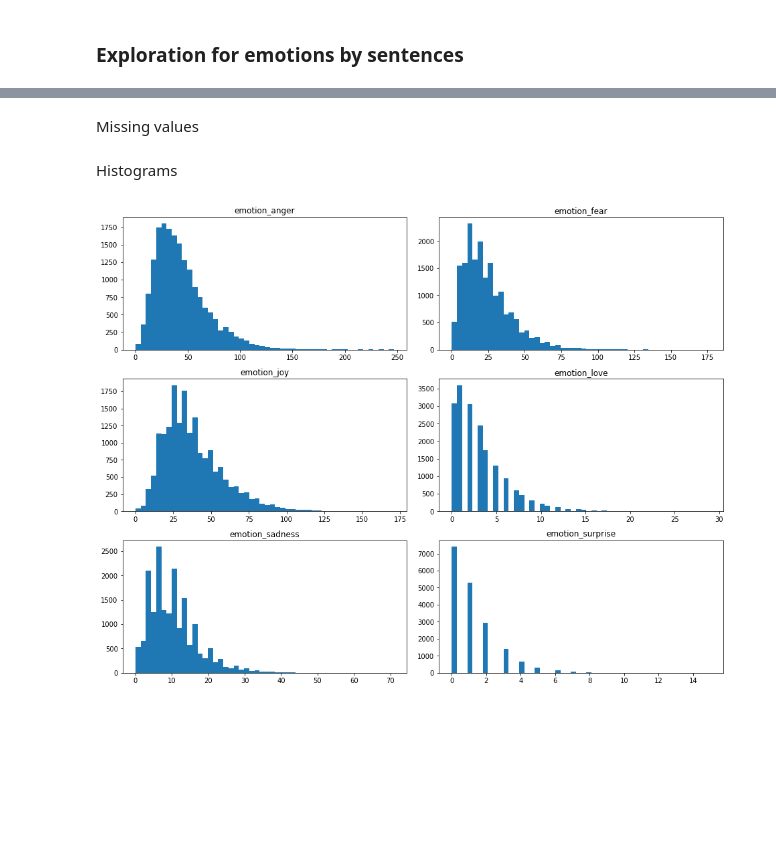
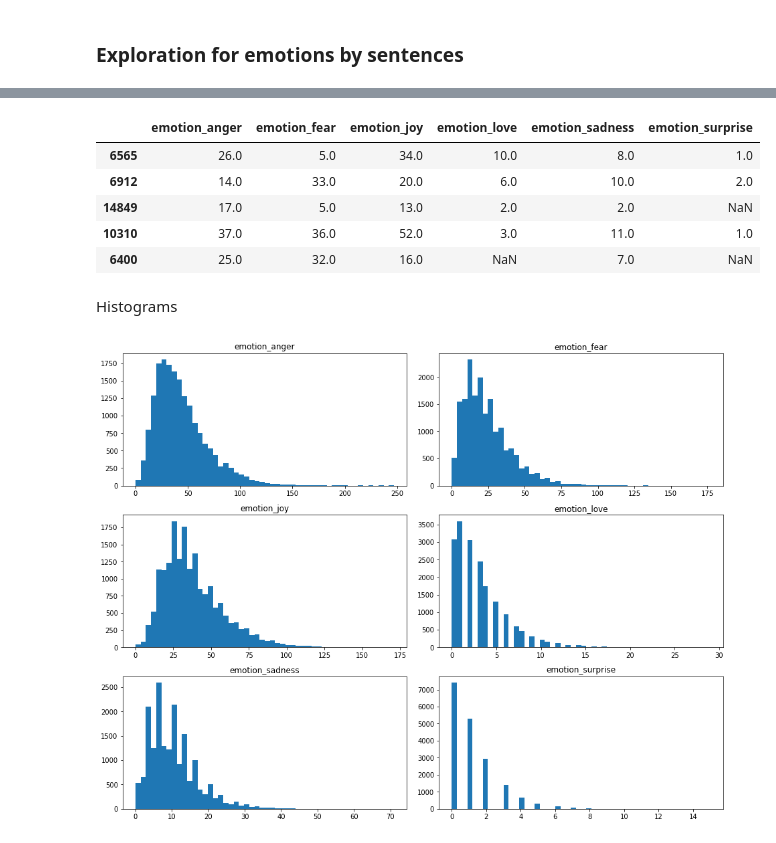
Before and after one commit to batyaamericus/OncUponTim, a Jupyter notebook: emotions.ipynb, the cells around one changed output, grey strips where cells are left out. Cells and saved outputs as stored; diff of their text form; code cells hidden in the pictures; blank space fills up the shorter version.

Commit message:
cleaned the file emotion

```diff
--- a/emotions.ipynb
+++ b/emotions.ipynb
@@ -326,5 +210,12 @@ emotions_cols.remove('emotion_all')
+# %%
+emotion_cols.remove('emotion_all')
 # %%
 with pd.option_context('display.max_rows', 5, 'display.max_columns', None):
-    display(df_1_emotion[emotions_cols].sample(5))
+    display(df[emotion_cols].sample(5))
+# %% [output]
+|  | emotion_anger | emotion_fear | emotion_joy | emotion_love | emotion_sadness | emotion_surprise |
+| 6565 | 26.0 | 5.0 | 34.0 | 10.0 | 8.0 | 1.0 |
+| 6912 | 14.0 | 33.0 | 20.0 | 6.0 | 10.0 | 2.0 |
+| 14849 | 17.0 | 5.0 | 13.0 | 2.0 | 2.0 | NaN |
+| 10310 | 37.0 | 36.0 | 52.0 | 3.0 | 11.0 | 1.0 |
+| 6400 | 25.0 | 32.0 | 16.0 | NaN | 7.0 | NaN |
-# %% [markdown]
-Missing values
```
Also changed, not shown: parts of 44 cells of this notebook.
